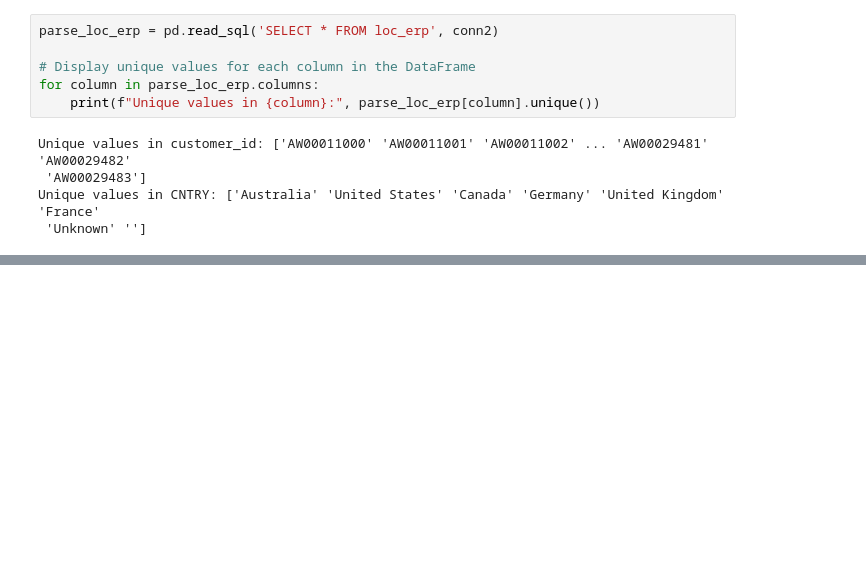
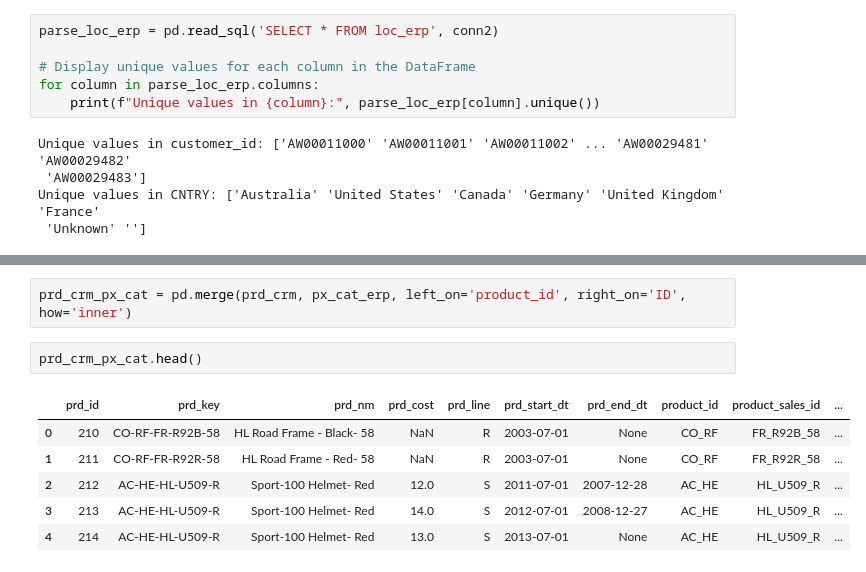
Before and after one commit to rocketwolf98/data_engineering_practice, a Jupyter notebook: crm_new.ipynb, the cells around one changed output, grey strips where cells are left out. Cells and saved outputs as stored; diff of their text form; blank space fills up the shorter version.

```diff
--- a/crm_new.ipynb
+++ b/crm_new.ipynb
@@ -827,0 +847,11 @@ Unique values in CNTRY: ['Australia' 'United States' 'Canada' 'Germany' 'United
+# %%
+prd_crm_px_cat = pd.merge(prd_crm, px_cat_erp, left_on='product_id', right_on='ID', how='inner')
+# %%
+prd_crm_px_cat.head()
+# %% [output]
+|  | prd_id | prd_key | prd_nm | prd_cost | prd_line | prd_start_dt | prd_end_dt | product_id | product_sales_id | ... |
+| 0 | 210 | CO-RF-FR-R92B-58 | HL Road Frame - Black- 58 | NaN | R | 2003-07-01 | None | CO_RF | FR_R92B_58 | ... |
+| 1 | 211 | CO-RF-FR-R92R-58 | HL Road Frame - Red- 58 | NaN | R | 2003-07-01 | None | CO_RF | FR_R92R_58 | ... |
+| 2 | 212 | AC-HE-HL-U509-R | Sport-100 Helmet- Red | 12.0 | S | 2011-07-01 | 2007-12-28 | AC_HE | HL_U509_R | ... |
+| 3 | 213 | AC-HE-HL-U509-R | Sport-100 Helmet- Red | 14.0 | S | 2012-07-01 | 2008-12-27 | AC_HE | HL_U509_R | ... |
+| 4 | 214 | AC-HE-HL-U509-R | Sport-100 Helmet- Red | 13.0 | S | 2013-07-01 | None | AC_HE | HL_U509_R | ... |
```
Also changed, not shown: parts of 8 cells of this notebook, 1 other file.
